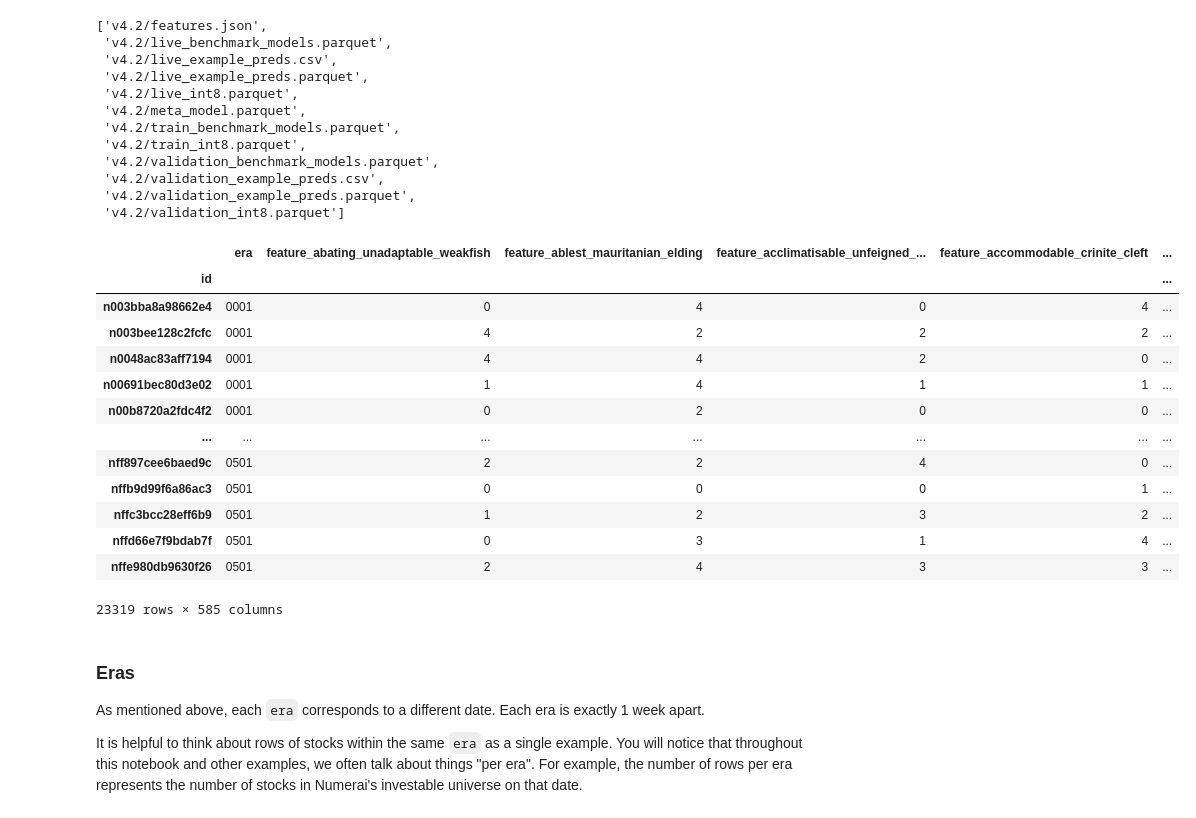
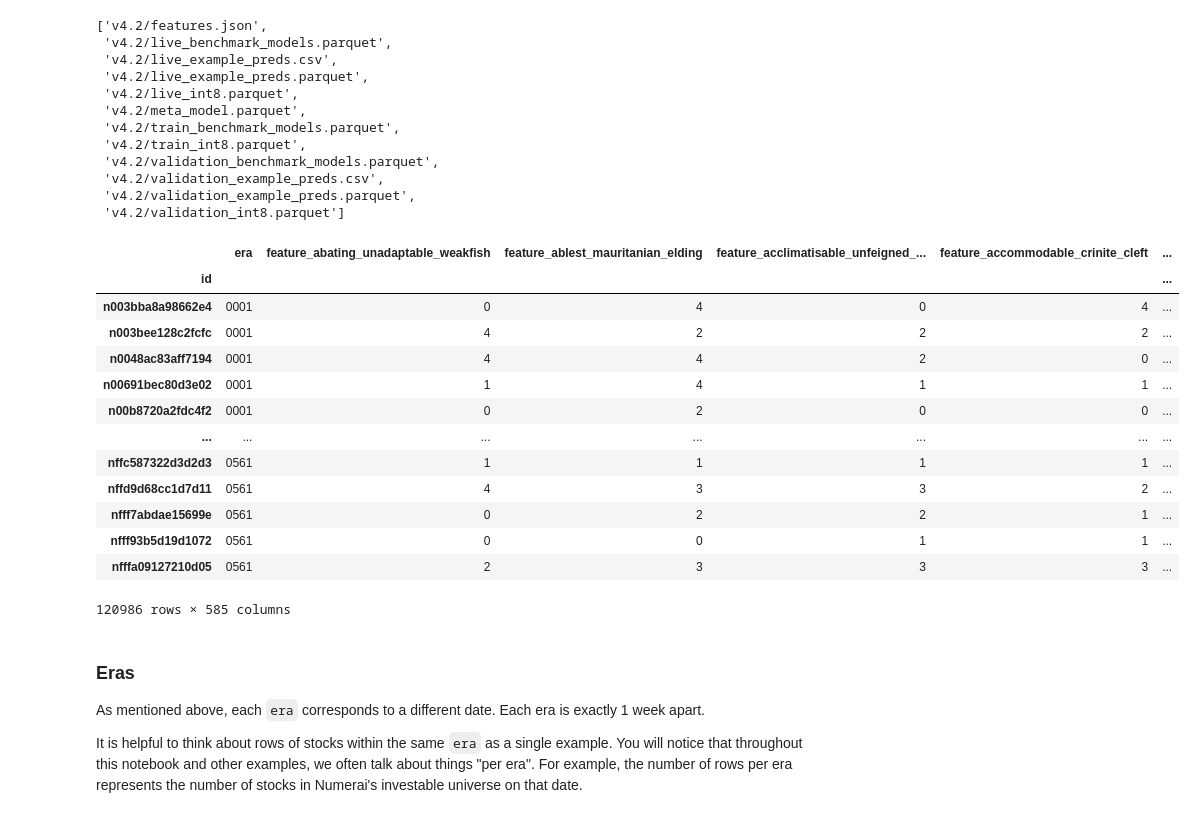
Before and after one commit to ayotomiwaa/aml-numerai-2, a Jupyter notebook: Numerai_Forward_Selection.ipynb, the cells around one changed output. Cells and saved outputs as stored; diff of their text form; code cells hidden in the pictures.

```diff
--- a/Numerai_Forward_Selection.ipynb
+++ b/Numerai_Forward_Selection.ipynb
@@ -49,29 +49,29 @@ napi.download_dataset("v4.2/features.json");
 # %%
 # Load only the "medium" feature set to reduce memory usage and speedup model training (required for Colab free tier)
 # Use the "all" feature set to use all features
 feature_metadata = json.load(open("v4.2/features.json"))
 feature_cols = feature_metadata["feature_sets"]["medium"]
 train = pd.read_parquet("v4.2/train_int8.parquet", columns=["era"] + feature_cols + ["target"])
 
 # Downsample to every 4th era to reduce memory usage and speedup model training (suggested for Colab free tier)
 # Comment out the line below to use all the data
-train = train[train["era"].isin(train["era"].unique()[::100])]
+train = train[train["era"].isin(train["era"].unique()[::4])]
 train
 # %% [output]
 |  | era | feature_abating_unadaptable_weakfish | feature_ablest_mauritanian_elding | feature_acclimatisable_unfeigned_... | feature_accommodable_crinite_cleft | ... |
 | id |  |  |  |  |  | ... |
 | n003bba8a98662e4 | 0001 | 0 | 4 | 0 | 4 | ... |
 | n003bee128c2fcfc | 0001 | 4 | 2 | 2 | 2 | ... |
 | n0048ac83aff7194 | 0001 | 4 | 4 | 2 | 0 | ... |
 | n00691bec80d3e02 | 0001 | 1 | 4 | 1 | 1 | ... |
 | n00b8720a2fdc4f2 | 0001 | 0 | 2 | 0 | 0 | ... |
 | ... | ... | ... | ... | ... | ... | ... |
-| nff897cee6baed9c | 0501 | 2 | 2 | 4 | 0 | ... |
-| nffb9d99f6a86ac3 | 0501 | 0 | 0 | 0 | 1 | ... |
-| nffc3bcc28eff6b9 | 0501 | 1 | 2 | 3 | 2 | ... |
-| nffd66e7f9bdab7f | 0501 | 0 | 3 | 1 | 4 | ... |
-| nffe980db9630f26 | 0501 | 2 | 4 | 3 | 3 | ... |
+| nffc587322d3d2d3 | 0561 | 1 | 1 | 1 | 1 | ... |
+| nffd9d68cc1d7d11 | 0561 | 4 | 3 | 3 | 2 | ... |
+| nfff7abdae15699e | 0561 | 0 | 2 | 2 | 1 | ... |
+| nfff93b5d19d1072 | 0561 | 0 | 0 | 1 | 1 | ... |
+| nfffa09127210d05 | 0561 | 2 | 3 | 3 | 3 | ... |
-23319 rows × 585 columns
+120986 rows × 585 columns
 # %% [markdown]
 ### Eras
 As mentioned above, each `era` corresponds to a different date. Each era is exactly 1 week apart.
```
Also changed, not shown: parts of 4 cells of this notebook.
